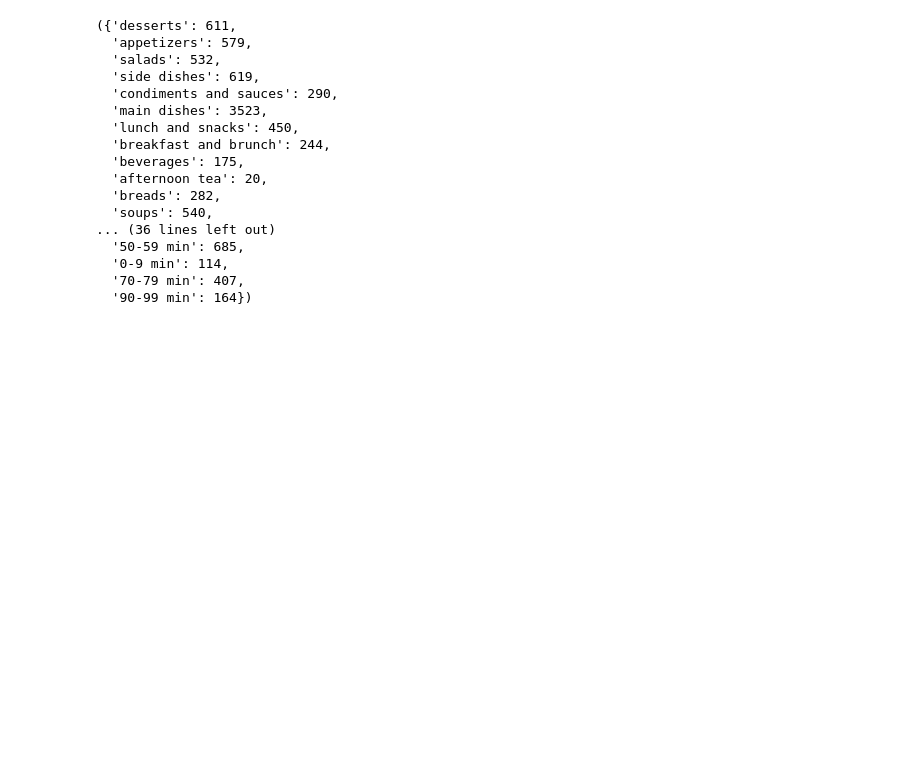
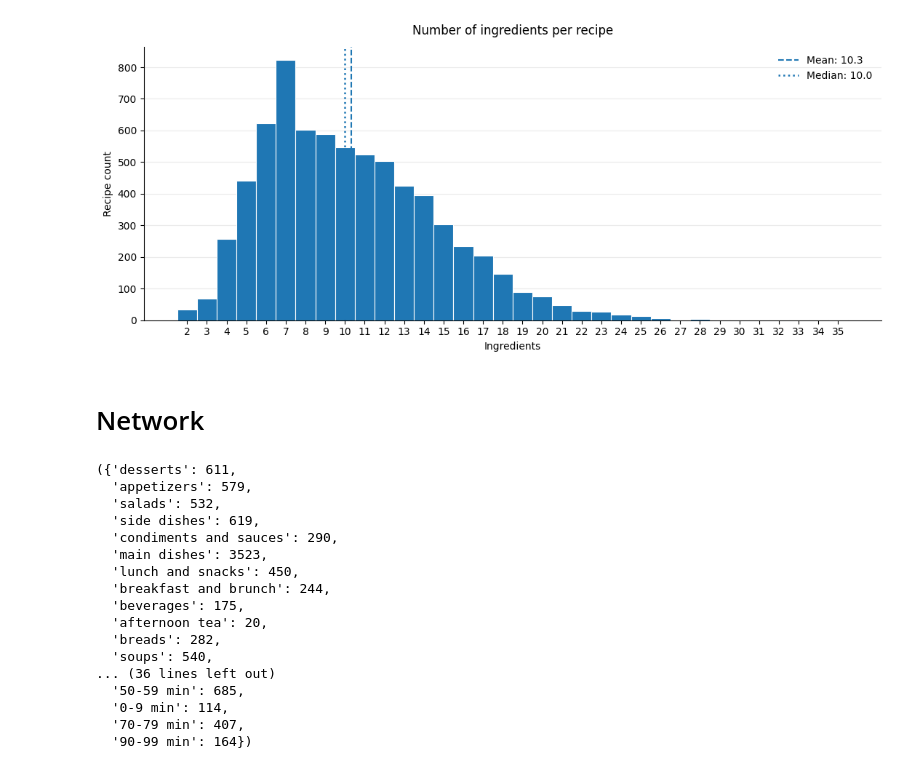
Before and after one commit to gvgbn/vos-proj-eda, a Jupyter notebook: data_retrieval.ipynb, the cells around one changed output. Cells and saved outputs as stored; diff of their text form; code cells hidden in the pictures; blank space fills up the shorter version.

```diff
--- a/data_retrieval.ipynb
+++ b/data_retrieval.ipynb
@@ -68,3 +133,33 @@ cuisine_df.loc[cuisine_df["id"] == "Banana_caramel-Milk-Shake-My-Recipes", :]
+# %%
+cuisine_df["n_ingredients"] = cuisine_df["ingredients"].map(len)
+values = cuisine_df["n_ingredients"].dropna()
+min_value = int(values.min())
+max_value = int(values.max())
+
+fig, ax = plt.subplots(figsize=(11, 4.8))
+ax.hist(
+    values,
+    bins=np.arange(min_value - 0.5, max_value + 1.5, 1),
+    edgecolor="white",
+    linewidth=0.8,
+)
+add_reference_lines(ax, values)
+clean_axis(
+    ax,
+    "Number of ingredients per recipe",
+    "Ingredients",
+    "Recipe count",
+)
+
+ax.set_xticks(range(min_value, max_value + 1))
+ax.tick_params(axis="x", labelrotation=0)
+
+plt.tight_layout()
+plt.show()
+# %% [output]
+[figure, added]
+# %% [markdown]
+# Network
 # %%
 courses = dict()
 cuisines = dict()
```
Also changed, not shown: parts of 14 cells of this notebook.
